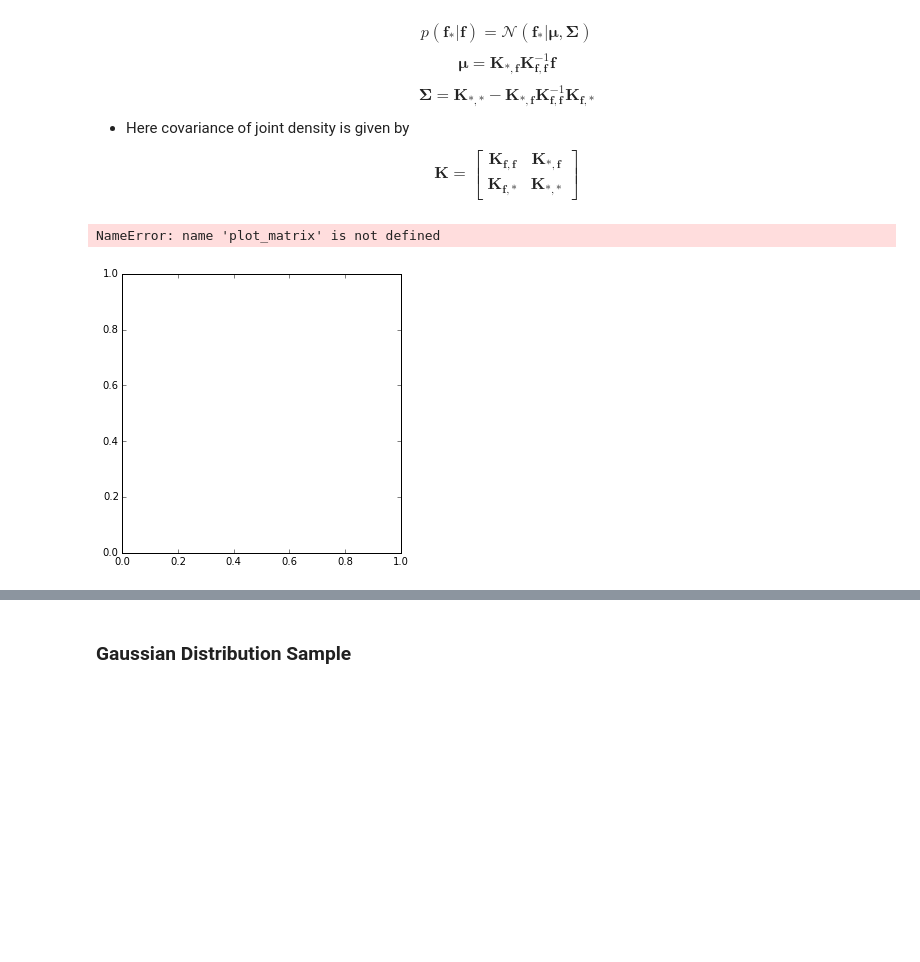
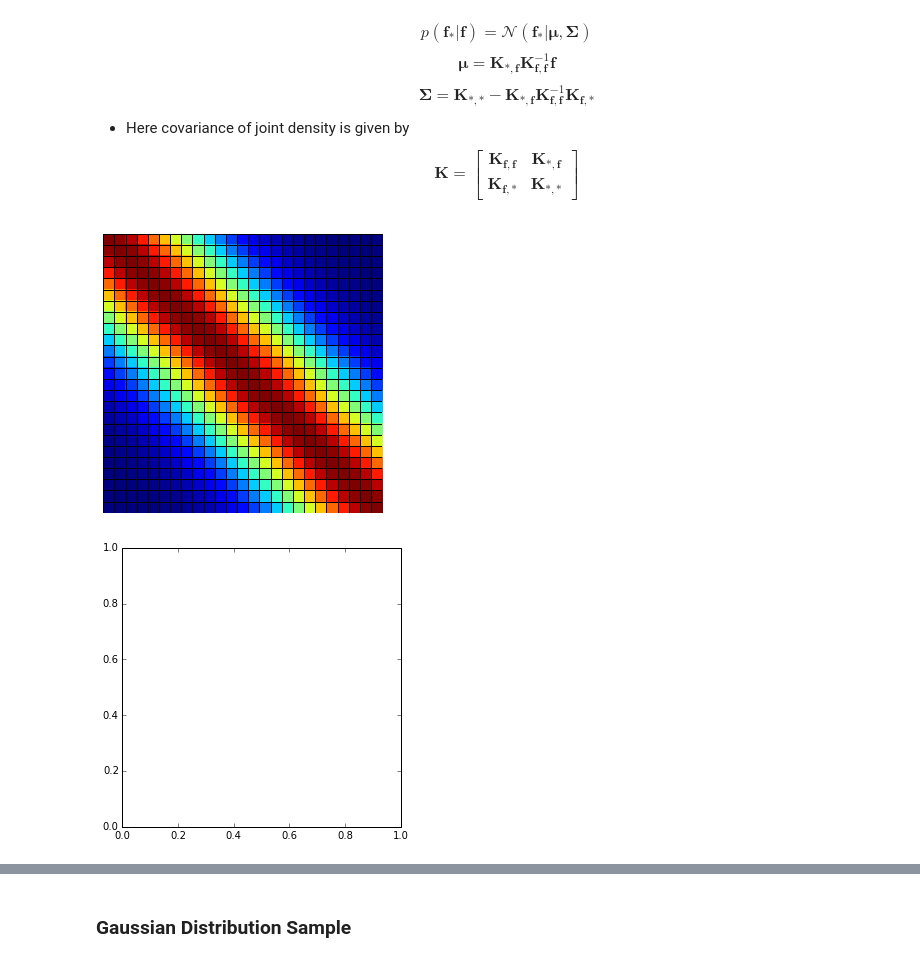
Before and after one commit to jizhihang/gpss, a Jupyter notebook: slides/gaussian_processes.ipynb, the cells around one changed output, grey strips where cells are left out. Saved outputs shown, nothing was run; the diff lists cells and outputs as text; code cells hidden in the pictures; blank space fills up the shorter version.

```diff
--- a/slides/gaussian_processes.ipynb
+++ b/slides/gaussian_processes.ipynb
@@ -443,16 +442,16 @@ pods.notebook.display_plots('dem_two_point_sample{sample}.svg', './diagrams/', s
 # %%
 fig, ax = plt.subplots(figsize=((5,5)))
 hcolor = [1., 0., 1.]
 x = np.linspace(-1, 1, 25)[:, None]
 K = compute_kernel(x, x, exponentiated_quadratic, lengthscale=0.5)
 obj = plot.matrix(K, ax=ax, type='image', bracket_style='boxes')
 plt.savefig('./diagrams/eq_covariance.svg')
 
 fig, ax = plt.subplots(figsize=((5,5)))
-kern_circular_sample([], K, filename='eq_covariance.gif')
+#plot.kern_circular_sample([], K, filename='eq_covariance.gif')
 # %% [output]
-NameError: name 'plot_matrix' is not defined
-[figure, old version]
+[figure, new version]
+[figure, added]
 # %% [markdown]
 ## Where Did This Covariance Matrix Come From?
 $$
```
Also changed, not shown: parts of 9 cells of this notebook, 24 other files.
